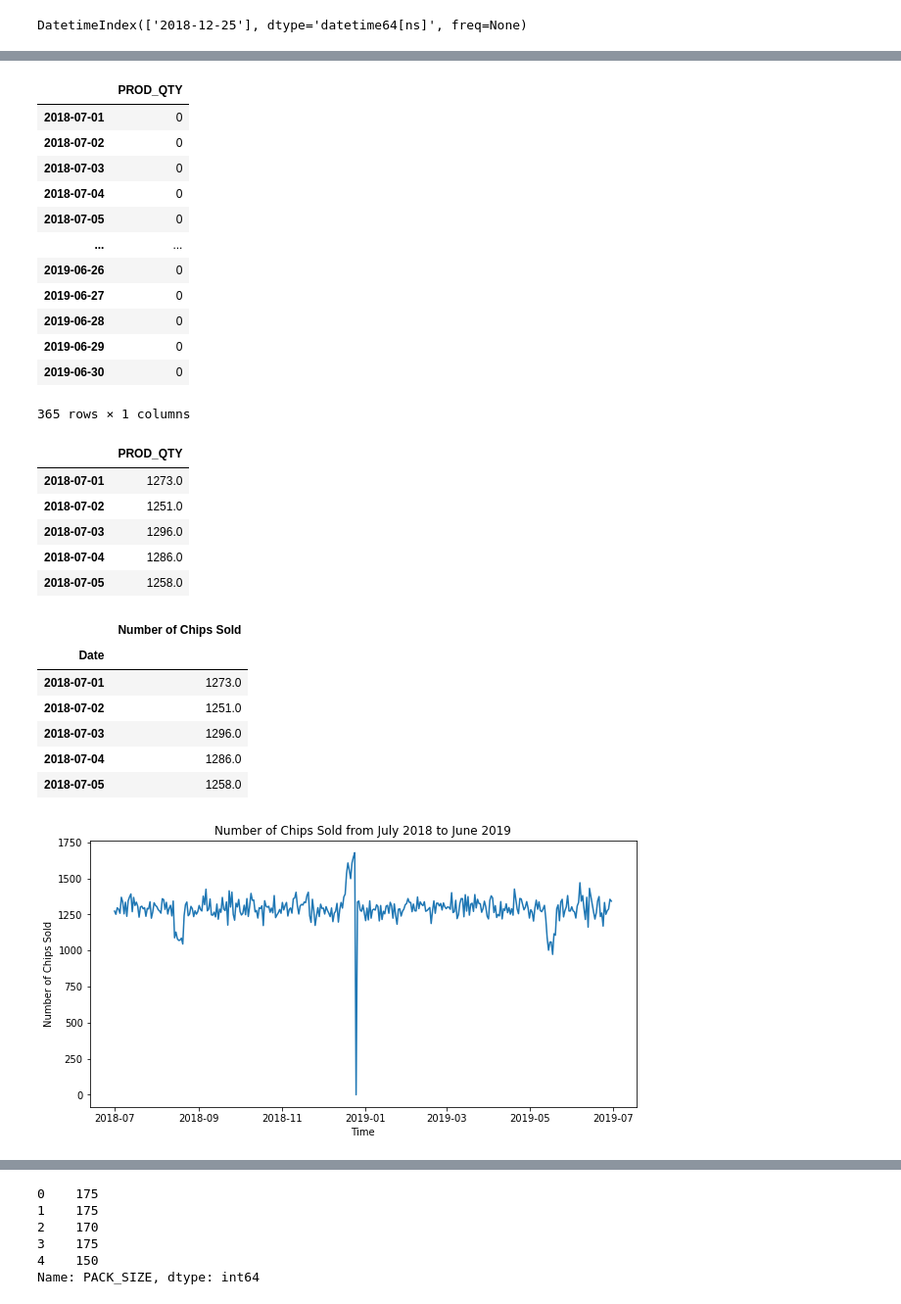
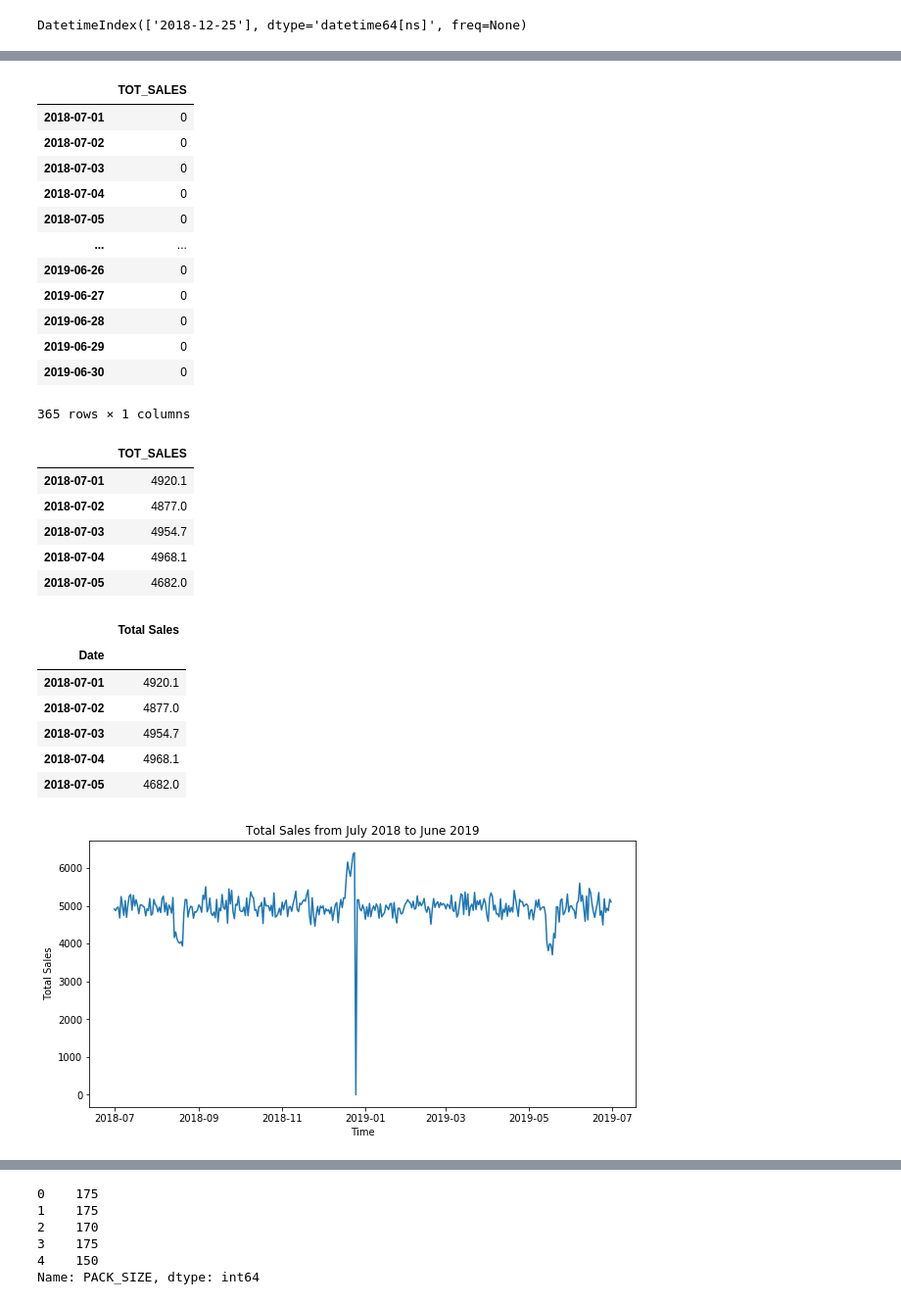
Before and after one commit to Johnson-a-hash/quantium-virtual-program, a Jupyter notebook: Quantium Module 1.ipynb, the cells around one changed output, grey strips where cells are left out. Shown: that part at 98% size. Drawn from its saved outputs; the diff is of its cells as text; code cells hidden in the pictures.

```diff
--- a/Quantium Module 1.ipynb
+++ b/Quantium Module 1.ipynb
@@ -279,8 +280,8 @@ pd.date_range(start = '2018-07-01', end = '2019-06-30').difference(transactionDa
 # %% [output]
 DatetimeIndex(['2018-12-25'], dtype='datetime64[ns]', freq=None)
 # %%
-# Create a new dataframe which contains the the number of chips sold for each date
+# Create a new dataframe which contains the total sale for each date
 
-a = pd.pivot_table(transactionData, values = 'PROD_QTY', index = 'DATE', aggfunc = 'sum')
+a = pd.pivot_table(transactionData, values = 'TOT_SALES', index = 'DATE', aggfunc = 'sum')
 a.head()
 # %% [output]
@@ -294,9 +295,9 @@ a.head()
 # %%
 b = pd.DataFrame(index = pd.date_range(start = '2018-07-01', end = '2019-06-30'))
-b['PROD_QTY'] = 0
+b['TOT_SALES'] = 0
 b
 # %% [output]
-|  | PROD_QTY |
+|  | TOT_SALES |
 | 2018-07-01 | 0 |
 | 2018-07-02 | 0 |
 | 2018-07-03 | 0 |
@@ -315,42 +316,42 @@ c.fillna(0, inplace = True)
 # %%
 c.head()
 # %% [output]
-|  | PROD_QTY |
-| 2018-07-01 | 1273.0 |
-| 2018-07-02 | 1251.0 |
-| 2018-07-03 | 1296.0 |
-| 2018-07-04 | 1286.0 |
-| 2018-07-05 | 1258.0 |
+|  | TOT_SALES |
+| 2018-07-01 | 4920.1 |
+| 2018-07-02 | 4877.0 |
+| 2018-07-03 | 4954.7 |
+| 2018-07-04 | 4968.1 |
+| 2018-07-05 | 4682.0 |
 # %%
 c.index.name = 'Date'
-c.rename(columns = {'PROD_QTY': 'Number of Chips Sold'}, inplace = True)
+c.rename(columns = {'TOT_SALES': 'Total Sales'}, inplace = True)
 c.head()
 # %% [output]
-|  | Number of Chips Sold |
+|  | Total Sales |
 | Date |  |
-| 2018-07-01 | 1273.0 |
-| 2018-07-02 | 1251.0 |
-| 2018-07-03 | 1296.0 |
-| 2018-07-04 | 1286.0 |
-| 2018-07-05 | 1258.0 |
+| 2018-07-01 | 4920.1 |
+| 2018-07-02 | 4877.0 |
+| 2018-07-03 | 4954.7 |
+| 2018-07-04 | 4968.1 |
+| 2018-07-05 | 4682.0 |
 # %%
 timeline = c.index
-graph = c['Number of Chips Sold']
+graph = c['Total Sales']
 
 fig, ax = plt.subplots(figsize = (10, 5))
 ax.plot(timeline, graph)
 
 date_form = DateFormatter("%Y-%m")
 ax.xaxis.set_major_formatter(date_form)
-plt.title('Number of Chips Sold from July 2018 to June 2019')
+plt.title('Total Sales from July 2018 to June 2019')
 plt.xlabel('Time')
-plt.ylabel('Number of Chips Sold')
+plt.ylabel('Total Sales')
 
 plt.show()
 
-# Comment: We can see the number of chips sold spike up during the December month and zero sale on Christmas
+# Comment: We can see that sales spike up during the December month and zero sale on Christmas
 # %% [output]
-[figure, old version]
+[figure, new version]
 # %%
 # Confirm the date where sales count equals to zero
 
```
Also changed, not shown: parts of 24 cells of this notebook.
